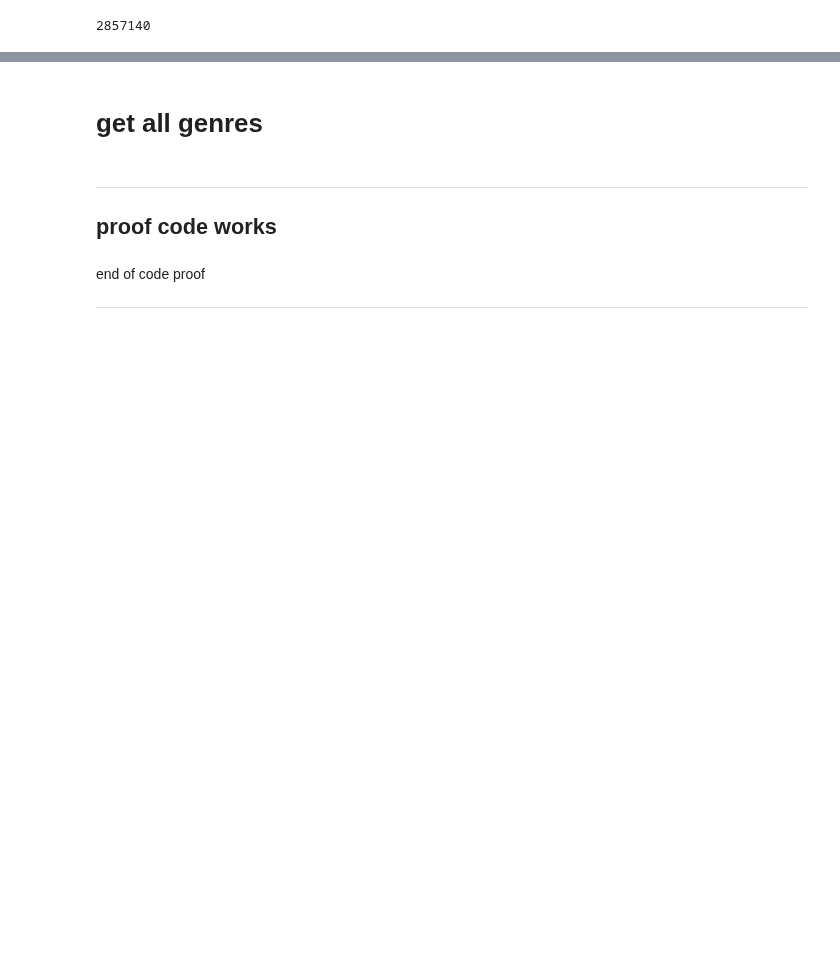
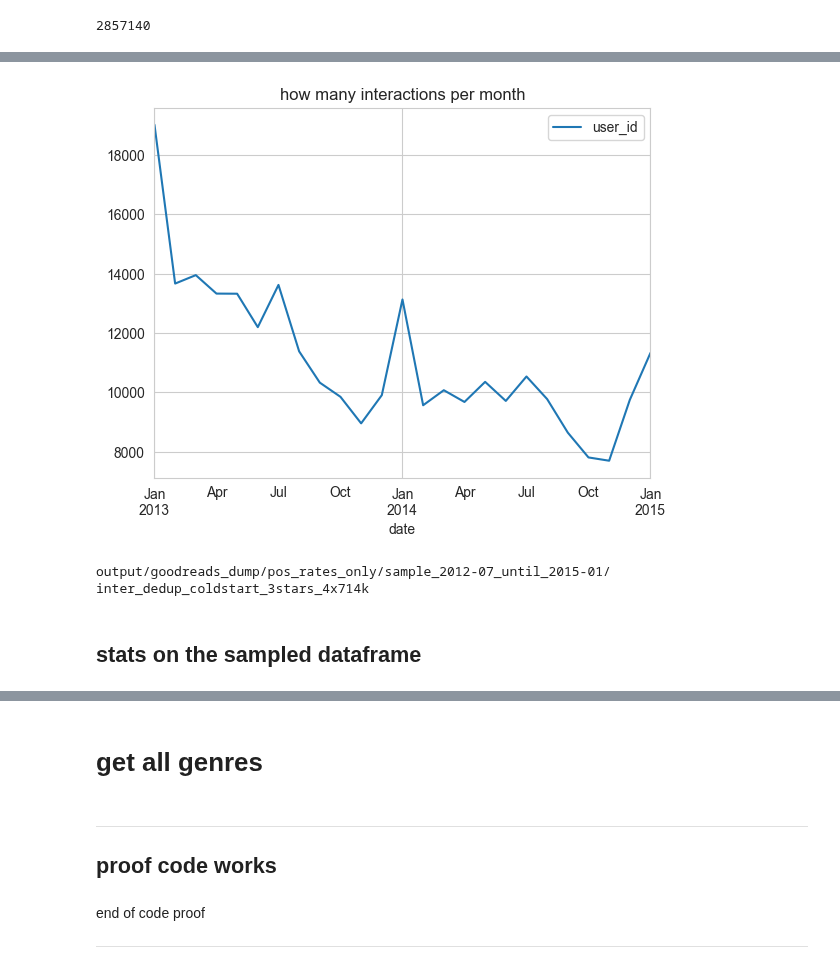
Before and after one commit to mariajoaolavoura/measuring_forgetting, a Jupyter notebook: notebooks/Goodreads - EDA.ipynb, the cells around one changed output, grey strips where cells are left out. Drawn from its saved outputs; the diff is of its cells as text; code cells hidden in the pictures; blank space fills up the shorter version.

```diff
--- a/notebooks/Goodreads - EDA.ipynb
+++ b/notebooks/Goodreads - EDA.ipynb
@@ -615,0 +620,13 @@ number of users  5102 0.0017857011607057545
+# %%
+ym = datetime.strptime('2012-12', '%Y-%m' )
+pos_inter_2.loc[pos_inter_2[date_col]>ym,[user_col, date_col]]\
+        .groupby(date_col)\
+            .count().sort_values(by=['date'], ascending=[True]).plot(title='how many interactions per month');
+# %% [output]
+[figure, added]
+# %%
+print(save_folder)
+print(filename)
+# %% [output]
+output/goodreads_dump/pos_rates_only/sample_2012-07_until_2015-01/
+inter_dedup_coldstart_3stars_4x714k
@@ -615,0 +635,2 @@ number of users  5102 0.0017857011607057545
+# %% [markdown]
+## stats on the sampled dataframe
```
Also changed, not shown: parts of 57 cells of this notebook, 10 other files.
